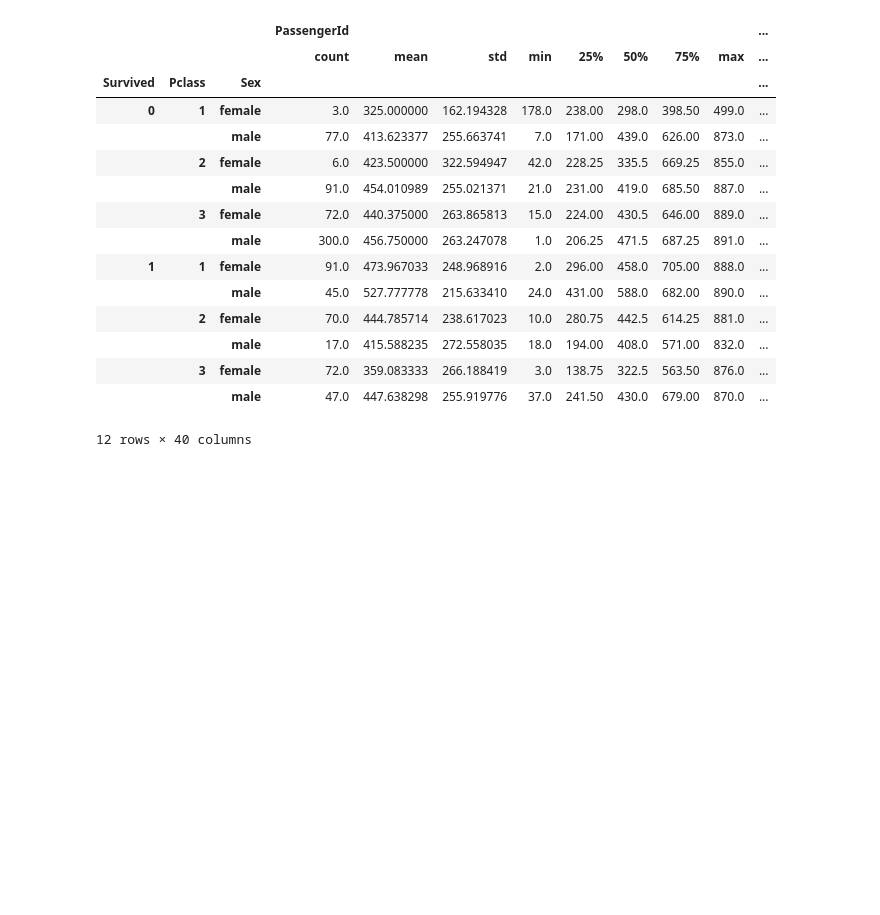
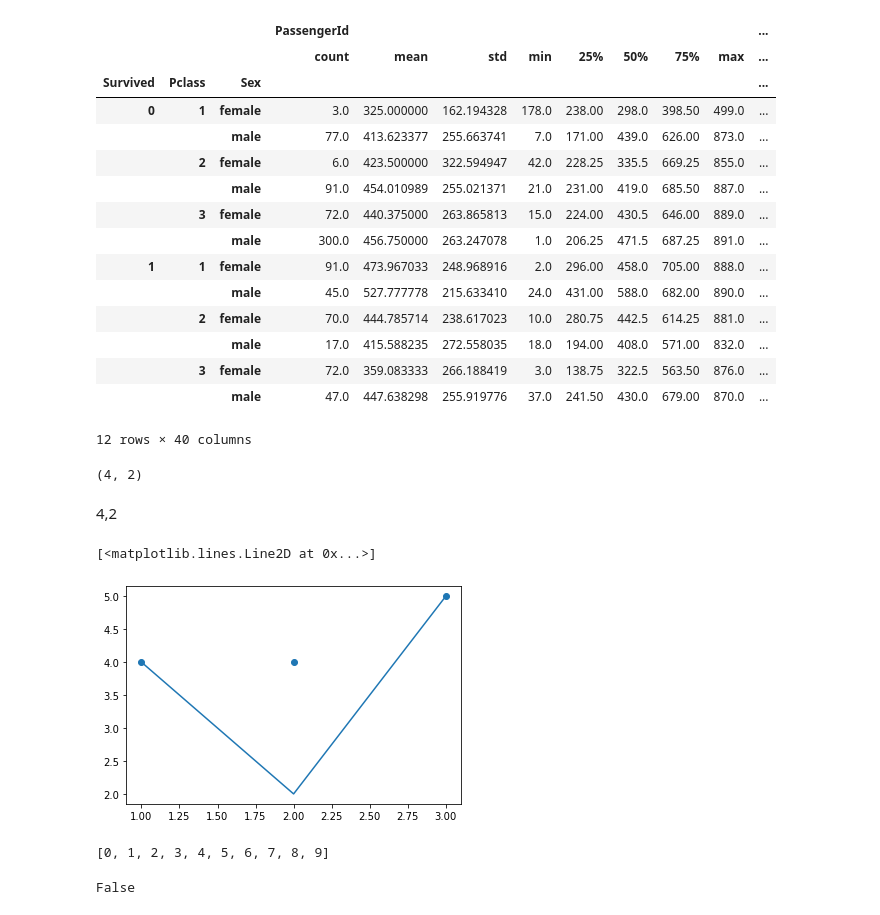
Before and after one commit to millera2/millera2.github.io, a Jupyter notebook: CS-111/CS111-scratch-pad.ipynb, the cells around one changed output. Drawn from its saved outputs; the diff is of its cells as text; code cells hidden in the pictures; blank space fills up the shorter version.

```diff
--- a/CS-111/CS111-scratch-pad.ipynb
+++ b/CS-111/CS111-scratch-pad.ipynb
@@ -1625,3 +1625,9 @@ titanic.groupby(["Survived", "Pclass", "Sex"]).describe()
 |  | 3 | female | 72.0 | 359.083333 | 266.188419 | 3.0 | 138.75 | 322.5 | 563.50 | 876.0 | ... |
 |  |  | male | 47.0 | 447.638298 | 255.919776 | 37.0 | 241.50 | 430.0 | 679.00 | 870.0 | ... |
 12 rows × 40 columns
+# %%
+(4,2)
+# %% [output]
+(4, 2)
+# %% [markdown]
+4,2
@@ -1627,0 +1636,14 @@ titanic.groupby(["Survived", "Pclass", "Sex"]).describe()
+# %%
+pyplot.scatter([1,2,3], [4,4,5])
+pyplot.plot([1,2,3], [4,2,5])
+# %% [output]
+[<matplotlib.lines.Line2D at 0x...>]
+[figure, added]
+# %%
+[x for x in range(10)]
+# %% [output]
+[0, 1, 2, 3, 4, 5, 6, 7, 8, 9]
+# %%
+"ali" == "ali".capitalize
+# %% [output]
+False
```
Also changed, not shown: parts of 1 cell of this notebook, 5 other files.
